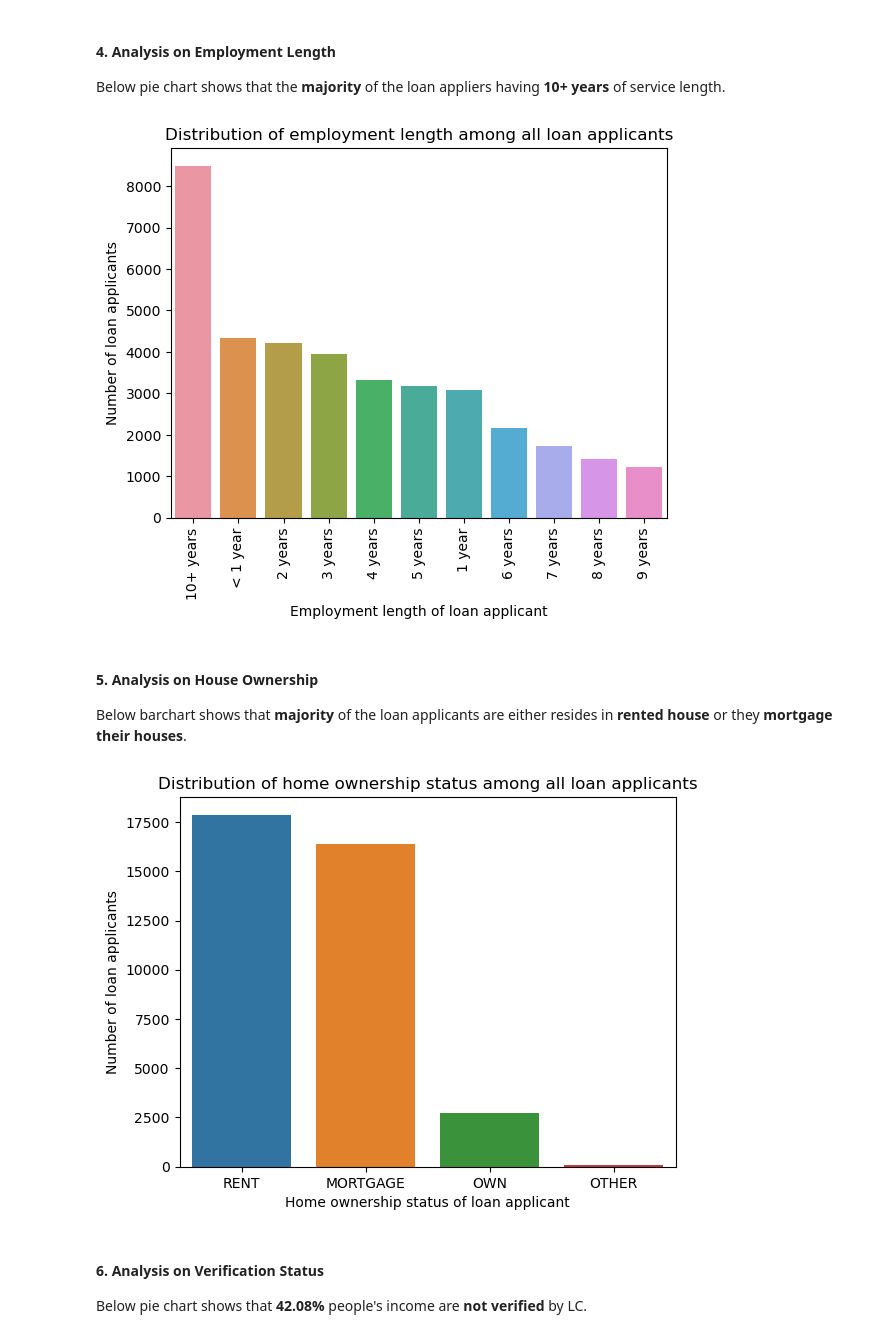
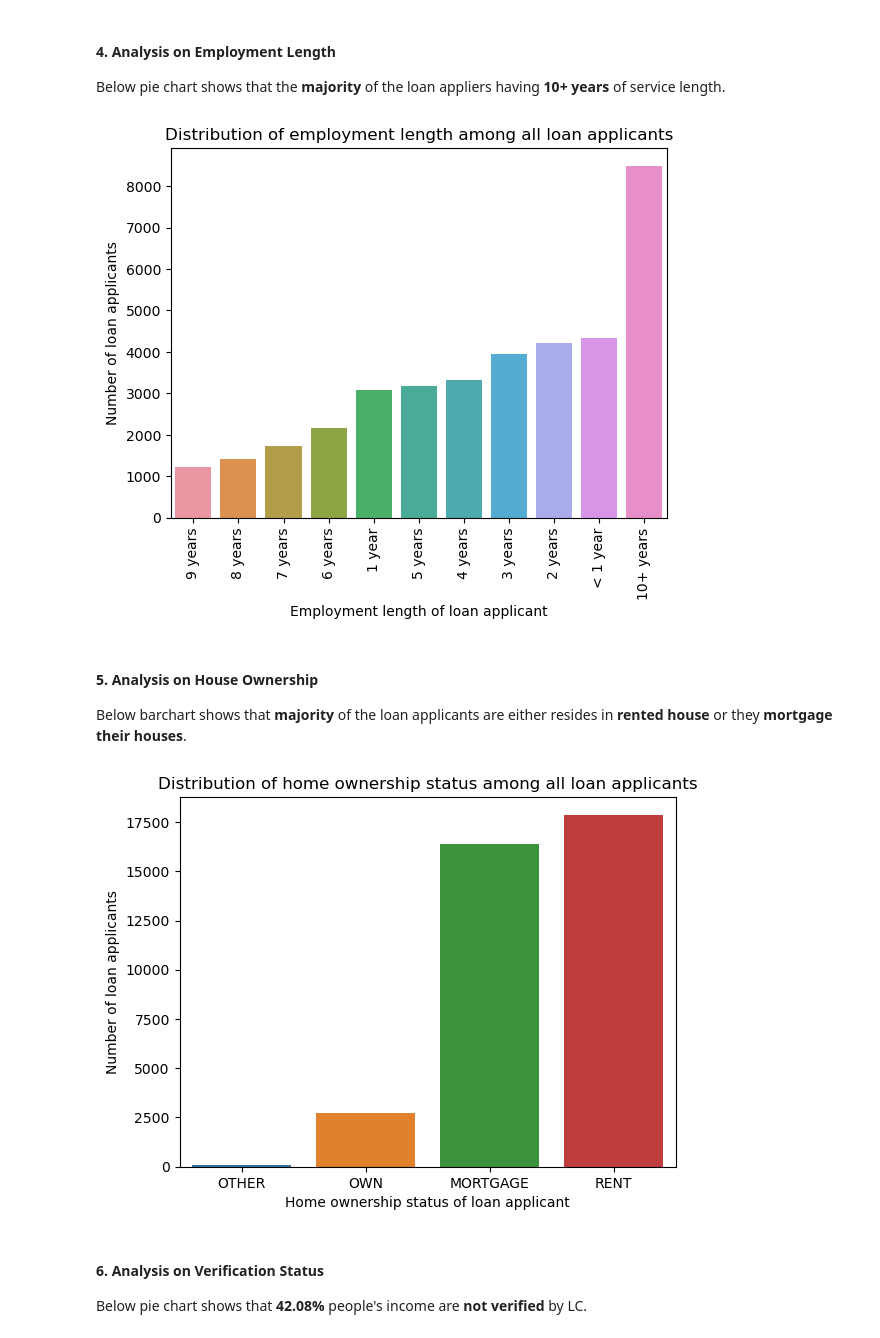
Before and after one commit to shootingStar10/EPGP-IIITB, a Jupyter notebook: Lending Club Case Study Main.ipynb, the cells around one changed output. Cells and saved outputs as stored; diff of their text form; code cells hidden in the pictures.

```diff
--- a/Lending Club Case Study Main.ipynb
+++ b/Lending Club Case Study Main.ipynb
@@ -206,26 +206,27 @@ plt.show()
 Below pie chart shows that the **majority** of the loan appliers having **10+ years** of service length.
 # %%
 plt = reload(plt)
-sns.barplot(x = data['emp_length'].value_counts().index, y = data['emp_length'].value_counts())
+sns.barplot(x = data['emp_length'].value_counts(ascending=True).index, y = data['emp_length'].value_counts(ascending=True))
 plt.xticks(rotation = 90)
 plt.xlabel('Employment length of loan applicant')
 plt.ylabel('Number of loan applicants')
 plt.title('Distribution of employment length among all loan applicants')
 plt.show()
 # %% [output]
-[figure, old version]
+[figure, new version]
 # %% [markdown]
 #### 5. Analysis on House Ownership
 Below barchart shows that **majority** of the loan applicants are either resides in **rented house** or they **mortgage their houses**.
 # %%
 plt = reload(plt)
-sns.barplot(x = data['home_ownership'].value_counts().index, y = data['home_ownership'].value_counts())
+sns.barplot(x = data['home_ownership'].value_counts(ascending=True).index,
+            y = data['home_ownership'].value_counts(ascending=True))
 plt.xlabel('Home ownership status of loan applicant')
 plt.ylabel('Number of loan applicants')
 plt.title('Distribution of home ownership status among all loan applicants')
 plt.show()
 # %% [output]
-[figure, old version]
+[figure, new version]
 # %% [markdown]
 #### 6. Analysis on Verification Status
 Below pie chart shows that **42.08%** people's income are **not verified** by LC.
```
Also changed, not shown: parts of 37 cells of this notebook.
